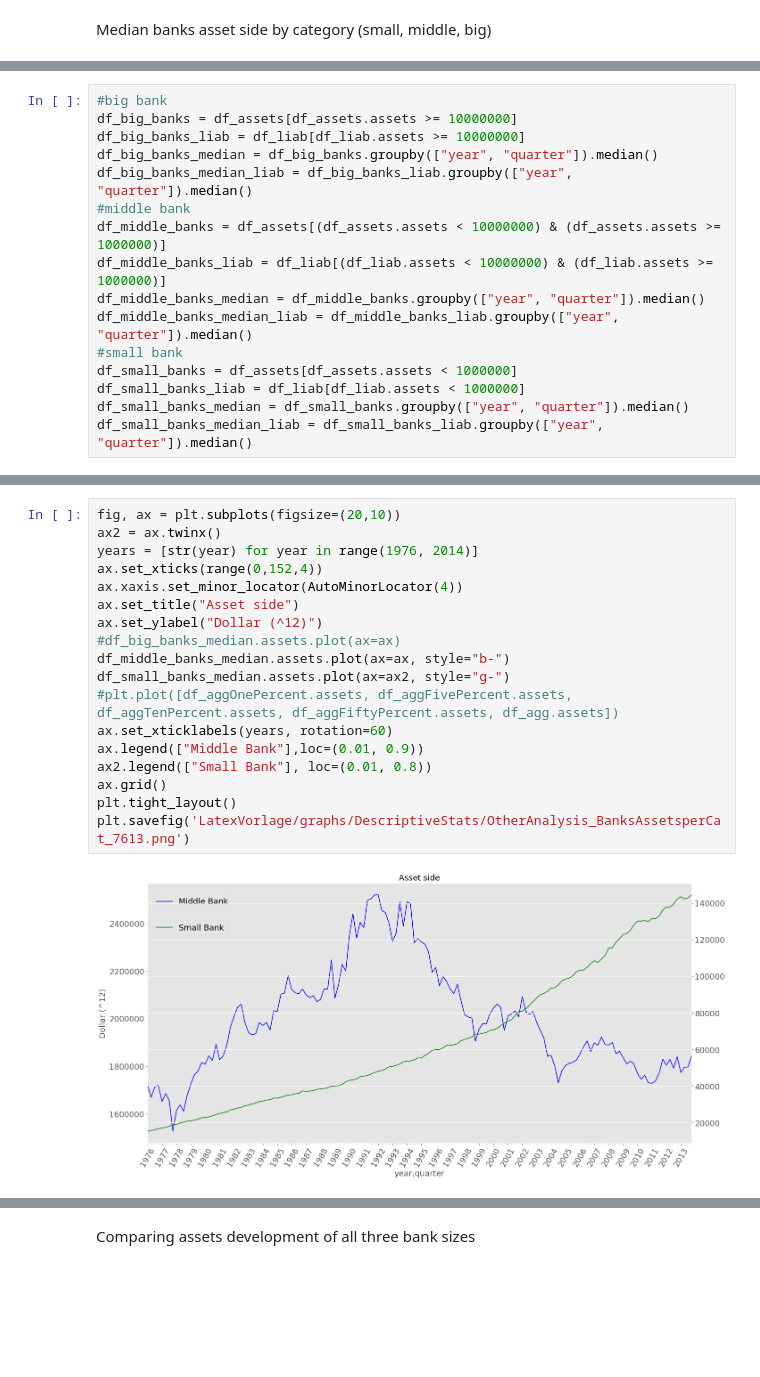
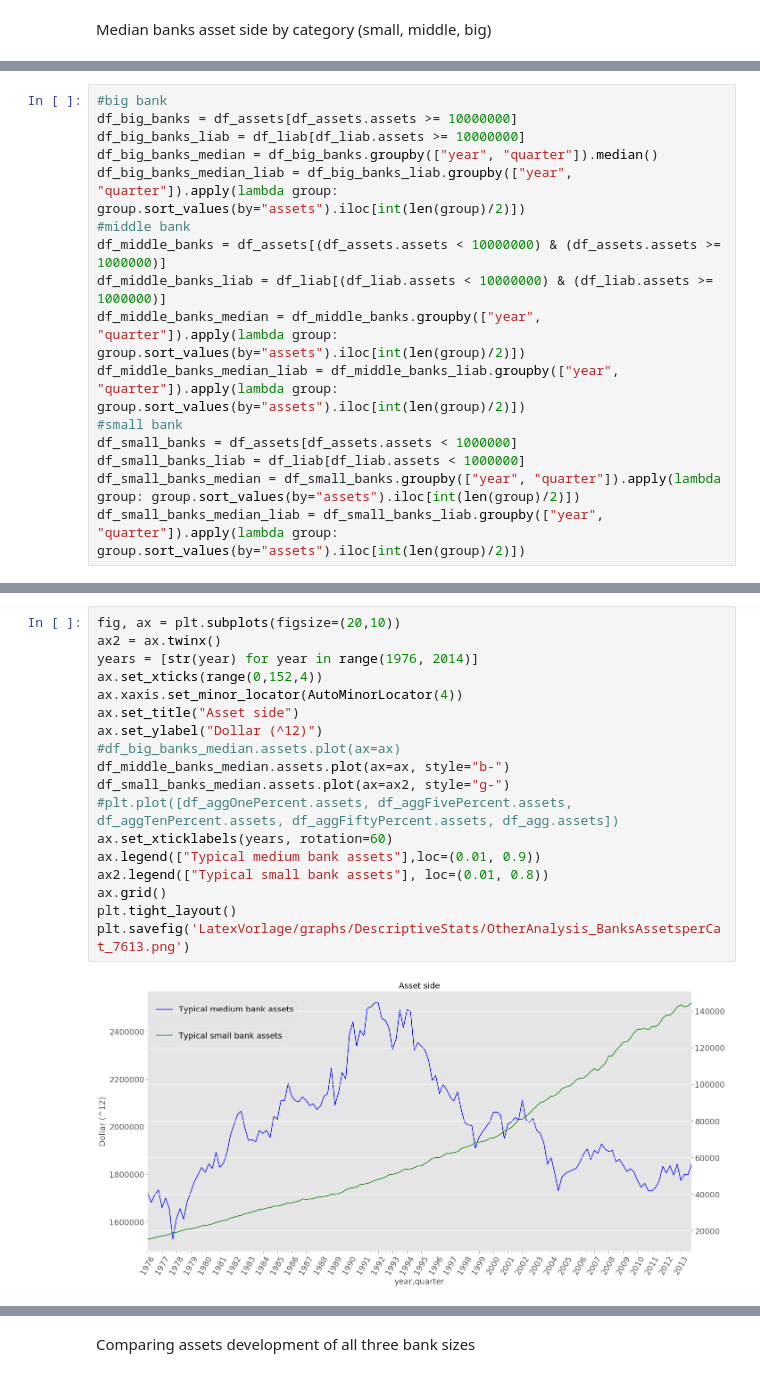
Before and after one commit to Alex-Telonic/BachelorThesisASch, a Jupyter notebook: MedianBank.ipynb, the cells around one changed output, grey strips where cells are left out. Saved outputs shown, nothing was run; the diff lists cells and outputs as text; blank space fills up the shorter version.

Commit message:
02.02 Median Bank part

```diff
--- a/MedianBank.ipynb
+++ b/MedianBank.ipynb
@@ -279,14 +374,14 @@ Median banks asset side by category (small, middle, big)
 df_big_banks = df_assets[df_assets.assets >= 10000000]
 df_big_banks_liab = df_liab[df_liab.assets >= 10000000]
 df_big_banks_median = df_big_banks.groupby(["year", "quarter"]).median()
-df_big_banks_median_liab = df_big_banks_liab.groupby(["year", "quarter"]).median()
+df_big_banks_median_liab = df_big_banks_liab.groupby(["year", "quarter"]).apply(lambda group: group.sort_values(by="assets").iloc[int(len(group)/2)])
 #middle bank
 df_middle_banks = df_assets[(df_assets.assets < 10000000) & (df_assets.assets >= 1000000)]
 df_middle_banks_liab = df_liab[(df_liab.assets < 10000000) & (df_liab.assets >= 1000000)]
-df_middle_banks_median = df_middle_banks.groupby(["year", "quarter"]).median()
-df_middle_banks_median_liab = df_middle_banks_liab.groupby(["year", "quarter"]).median()
+df_middle_banks_median = df_middle_banks.groupby(["year", "quarter"]).apply(lambda group: group.sort_values(by="assets").iloc[int(len(group)/2)])
+df_middle_banks_median_liab = df_middle_banks_liab.groupby(["year", "quarter"]).apply(lambda group: group.sort_values(by="assets").iloc[int(len(group)/2)])
 #small bank
 df_small_banks = df_assets[df_assets.assets < 1000000]
 df_small_banks_liab = df_liab[df_liab.assets < 1000000]
-df_small_banks_median = df_small_banks.groupby(["year", "quarter"]).median()
-df_small_banks_median_liab = df_small_banks_liab.groupby(["year", "quarter"]).median()
+df_small_banks_median = df_small_banks.groupby(["year", "quarter"]).apply(lambda group: group.sort_values(by="assets").iloc[int(len(group)/2)])
+df_small_banks_median_liab = df_small_banks_liab.groupby(["year", "quarter"]).apply(lambda group: group.sort_values(by="assets").iloc[int(len(group)/2)])
@@ -314,23 +388,23 @@ df_middle_banks_median
 # %%
 fig, ax = plt.subplots(figsize=(20,10))
 ax2 = ax.twinx()
 years = [str(year) for year in range(1976, 2014)]
 ax.set_xticks(range(0,152,4))
 ax.xaxis.set_minor_locator(AutoMinorLocator(4))
 ax.set_title("Asset side")
 ax.set_ylabel("Dollar (^12)")
 #df_big_banks_median.assets.plot(ax=ax)
 df_middle_banks_median.assets.plot(ax=ax, style="b-")
 df_small_banks_median.assets.plot(ax=ax2, style="g-")
 #plt.plot([df_aggOnePercent.assets, df_aggFivePercent.assets, df_aggTenPercent.assets, df_aggFiftyPercent.assets, df_agg.assets])
 ax.set_xticklabels(years, rotation=60)
-ax.legend(["Middle Bank"],loc=(0.01, 0.9))
-ax2.legend(["Small Bank"], loc=(0.01, 0.8))
+ax.legend(["Typical medium bank assets"],loc=(0.01, 0.9))
+ax2.legend(["Typical small bank assets"], loc=(0.01, 0.8))
 ax.grid()
 plt.tight_layout()
 plt.savefig('LatexVorlage/graphs/DescriptiveStats/OtherAnalysis_BanksAssetsperCat_7613.png')
 # %% [output]
-[figure, old version]
+[figure, new version]
 # %%
 fig, ax = plt.subplots(figsize=(20,10))
 ax2 = ax.twinx()
```
Also changed, not shown: parts of 16 cells of this notebook, 7 other files.
